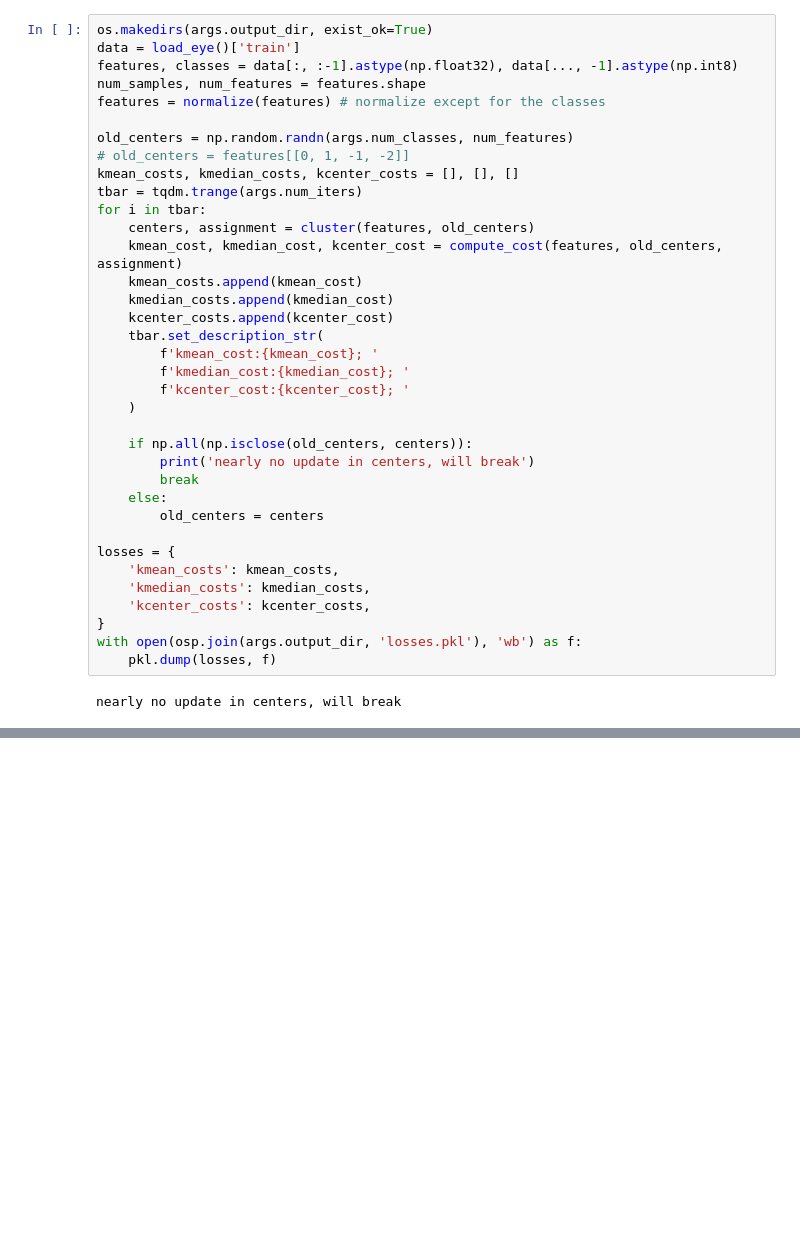
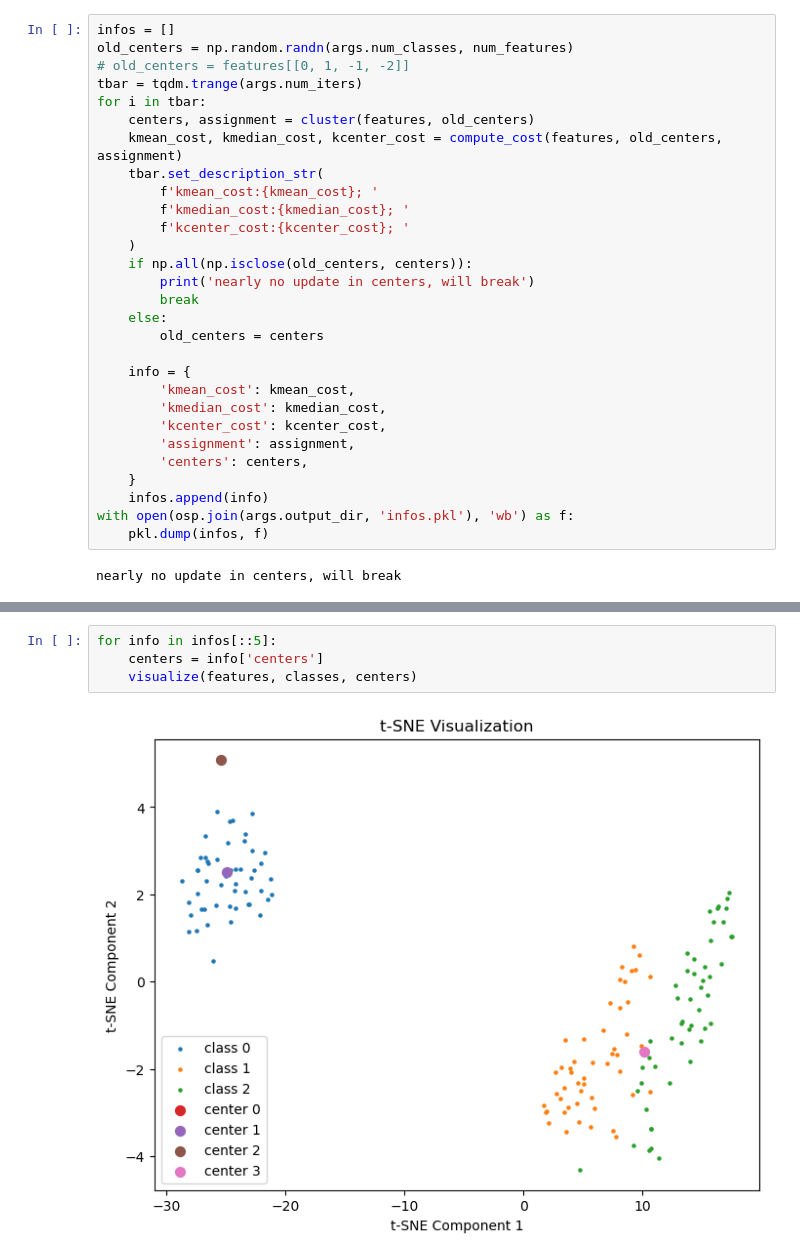
Before and after one commit to ermu2001/nyu_tandon_advanced_machine_learning, a Jupyter notebook: HW1/show_clustering.ipynb, the cells around one changed output, grey strips where cells are left out. Cells and saved outputs as stored; diff of their text form; blank space fills up the shorter version.

```diff
--- a/HW1/show_clustering.ipynb
+++ b/HW1/show_clustering.ipynb
@@ -27,38 +78,31 @@ args = eye_config
 # %%
-os.makedirs(args.output_dir, exist_ok=True)
-data = load_eye()['train']
-features, classes = data[:, :-1].astype(np.float32), data[..., -1].astype(np.int8)
-num_samples, num_features = features.shape
-features = normalize(features) # normalize except for the classes
-
+infos = []
 old_centers = np.random.randn(args.num_classes, num_features)
 # old_centers = features[[0, 1, -1, -2]]
-kmean_costs, kmedian_costs, kcenter_costs = [], [], []
 tbar = tqdm.trange(args.num_iters)
 for i in tbar:
     centers, assignment = cluster(features, old_centers)
     kmean_cost, kmedian_cost, kcenter_cost = compute_cost(features, old_centers, assignment)
-    kmean_costs.append(kmean_cost)
-    kmedian_costs.append(kmedian_cost)
-    kcenter_costs.append(kcenter_cost)
     tbar.set_description_str(
         f'kmean_cost:{kmean_cost}; '
         f'kmedian_cost:{kmedian_cost}; '
         f'kcenter_cost:{kcenter_cost}; '
     )
-
     if np.all(np.isclose(old_centers, centers)):
         print('nearly no update in centers, will break')
         break
     else:
         old_centers = centers
 
-losses = {
-    'kmean_costs': kmean_costs,
-    'kmedian_costs': kmedian_costs,
-    'kcenter_costs': kcenter_costs,
-}
-with open(osp.join(args.output_dir, 'losses.pkl'), 'wb') as f:
-    pkl.dump(losses, f)
+    info = {
+        'kmean_cost': kmean_cost,
+        'kmedian_cost': kmedian_cost,
+        'kcenter_cost': kcenter_cost,
+        'assignment': assignment,
+        'centers': centers,
+    }
+    infos.append(info)
+with open(osp.join(args.output_dir, 'infos.pkl'), 'wb') as f:
+    pkl.dump(infos, f)
 # %% [output]
 nearly no update in centers, will break
@@ -83,0 +129,6 @@ No handles with labels found to put in legend.
+# %%
+for info in infos[::5]:
+    centers = info['centers']
+    visualize(features, classes, centers)
+# %% [output]
+[figure, added]
```
Also changed, not shown: parts of 8 cells of this notebook, 3 other files.
